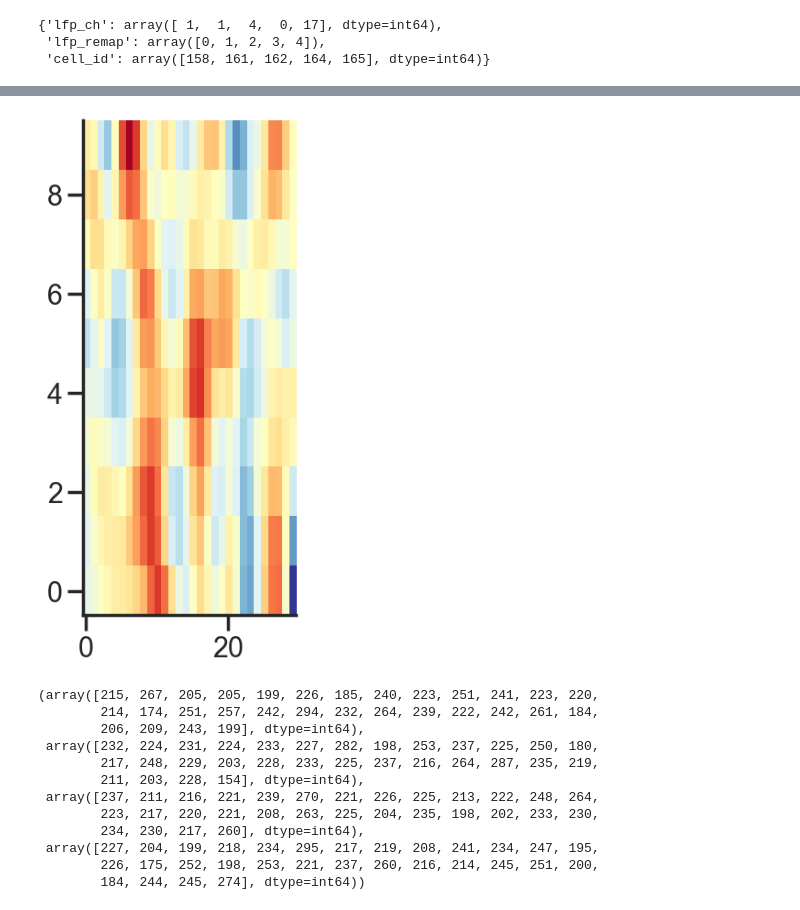
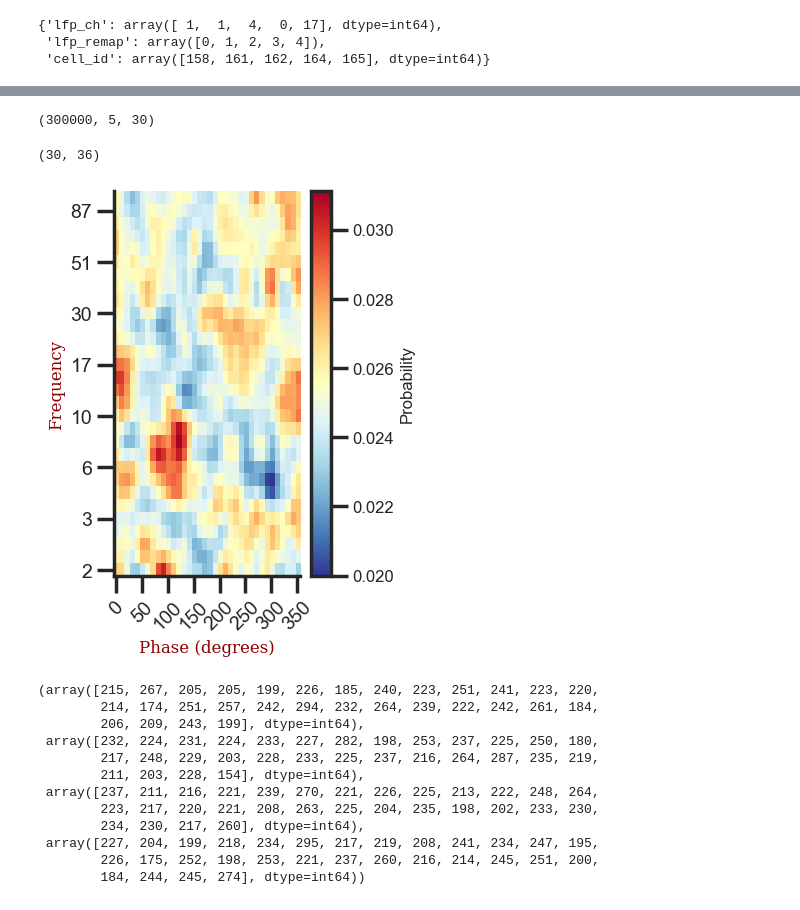
Before and after one commit to gdelfe/Ketamine_effects_on_the_brain, a Jupyter notebook: python/Place_cells_spike_analysis.ipynb, the cells around one changed output, grey strips where cells are left out. Drawn from its saved outputs; the diff is of its cells as text; code cells hidden in the pictures.

Commit message:
frequency-phase computaion, LFP-spike coordination for all epochs

```diff
--- a/python/Place_cells_spike_analysis.ipynb
+++ b/python/Place_cells_spike_analysis.ipynb
@@ -386,6 +387,6 @@ plt.legend(['lfp 1250 Hz','lfp 250 Hz'], loc='upper right',fontsize=13)
 #### Frequencies in logscale for spike-LFP analysis
 # %%
 # frequency range values
-freq = np.logspace(0.32, 2, num=10, endpoint=True)
+freq = np.logspace(0.32, 2, num=30, endpoint=True)
 freq
 # %% [output]
@@ -655,6 +661,2 @@ plt.show()
 # %% [markdown]
 ### C. Phase estimation for each low-speed LFP period
-# %%
-lfp_B.shape
-phase_data_full = np.full(lfp_B.shape + (len(freq),), np.nan)
-phase_data_full.shape
@@ -954,3 +979,7 @@ not_nan.shape
 # %%
-spk[0][cell].shape
+fs = 250 # final sampling frequency for speed, phase, lfp
+L = phase_BR.shape[0] # length of one trimmed epoch, 20 min
+shift = 5*60*fs # 5 min shift at the beginning of the epoch, in numb of points
+spk_epoch = spk[0][cell][shift:shift+L]
+spk_epoch.shape
 # %% [output]
@@ -1018,20 +1033,54 @@ array([        nan,         nan,         nan,         nan,         nan,
+# %%
+phase_BR.shape
+# %% [output]
+(300000, 5, 30)
+# %%
+hist_B_arr, bin_edges_B = freq_phase_map(phase_BR, mask_BR, spk_epoch, 1)
+hist_L_arr, bin_edges_L = freq_phase_map(phase_LR, mask_LR, spk_epoch, 1)
+hist_M_arr, bin_edges_M = freq_phase_map(phase_MR, mask_MR, spk_epoch, 1)
+hist_H_arr, bin_edges_H = freq_phase_map(phase_HR, mask_HR, spk_epoch, 1)
+# %%
+hist_L_arr.shape
+# %% [output]
+(30, 36)
 # %%
 step = 5
-fstep = 2
+step_f = 4
+
+hist_arr = hist_H_arr
+bin_edges = bin_edges_H
+
 row_totals = np.sum(hist_B_arr, axis=1)
 
-pdf = hist_B_arr / row_totals[:, np.newaxis]
+pdf = hist_arr / row_totals[:, np.newaxis]
 pdf_sm = gaussian_filter(np.nan_to_num(pdf), sigma=1)
 # Plotting the heatmap
-plt.figure(figsize=(3,7))
-plt.imshow(pdf_sm, cmap='RdYlBu', interpolation='nearest', origin='lower',aspect='auto')
-bins = np.round(bin_edges[:-1], 2)
-# plt.xticks(ticks=np.arange(0,len(bin_edges) - 1, step), labels=bins[::step])
-# plt.yticks(ticks=np.arange(1,len(freq[:,0]),fstep), labels=freq[::fstep,0])
-# plt.colorbar(label='Probability')
+plt.figure(figsize=(3,5))
+plt.imshow(pdf_sm, cmap='RdYlBu_r', interpolation='nearest', origin='lower',aspect='auto')
+
+bin_values = bin_edges[:-1]
+bins = bin_values[::step]
+xticks = np.arange(0,bin_edges[:-1].size,step)
+
+plt.xticks(ticks=xticks, labels=['{:d}'.format(int(b)) for b in bins ],rotation=45, fontsize=14)
+plt.yticks(ticks=np.arange(0, len(freq),step_f), labels=['{:d}'.format(int(f)) for f in freq[::step_f]],fontsize=14)
+cbar = plt.colorbar(label='Probability')
+cbar.set_label('Probability', fontsize=12)  # Set a smaller font size for the label
+
+cbar.ax.tick_params(labelsize=12)
+
+# Adding axis labels with a custom font
+font = {'family': 'serif',
+        'color':  'darkred',
+        'weight': 'normal',
+        'size': 12,
+       }
+plt.xlabel('Phase (degrees)', fontdict=font)
+plt.ylabel('Frequency', fontdict=font)
+
 plt.show()
 # %% [output]
-[figure, old version]
+[figure, new version]
 # %%
 
 # Calculate the histogram, using spike counts as weights
```
Also changed, not shown: parts of 27 cells of this notebook.
